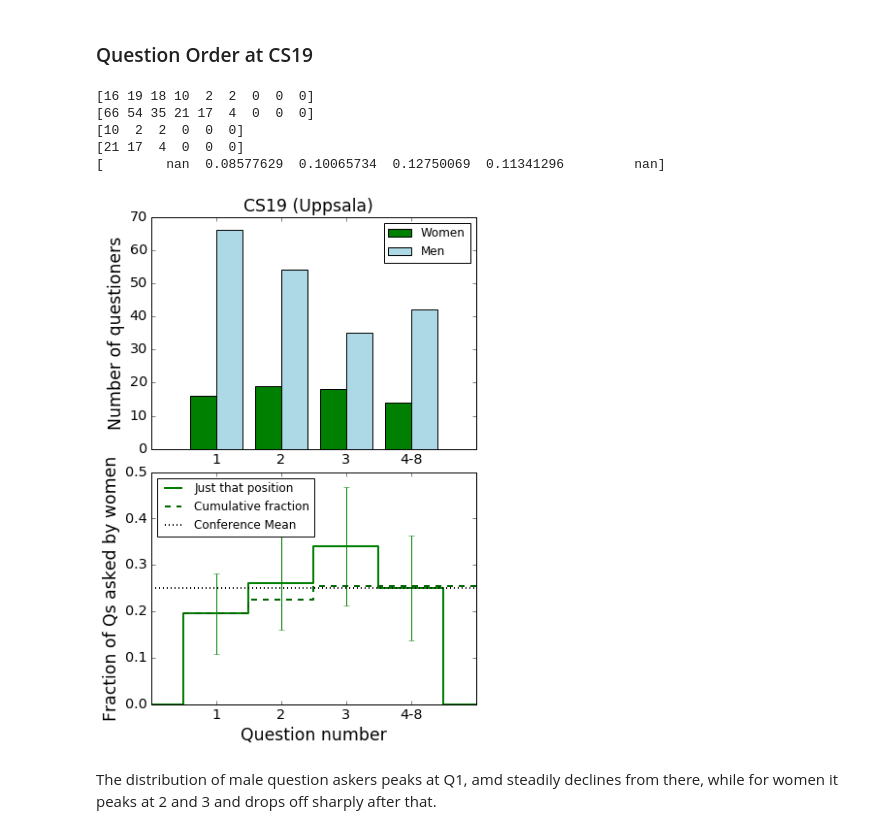
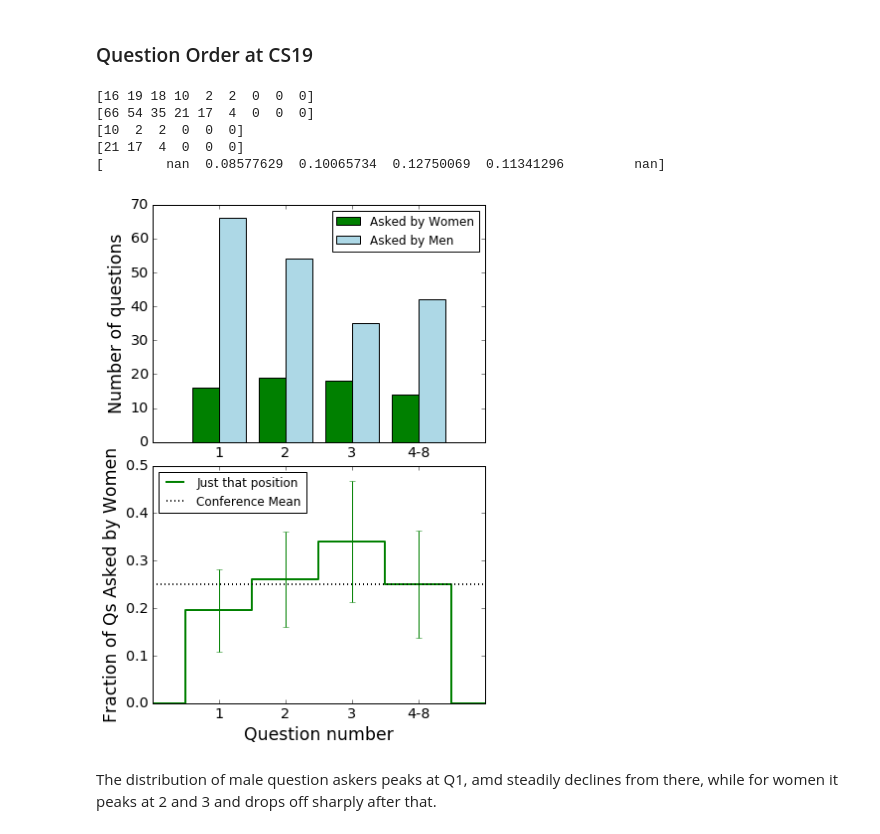
Before and after one commit to jradavenport/Gender-in-Astro, a Jupyter notebook: analysis/coolstars/douglas_coolstars_analysis.ipynb, the cells around one changed output. Drawn from its saved outputs; the diff is of its cells as text; code cells hidden in the pictures.

```diff
--- a/analysis/coolstars/douglas_coolstars_analysis.ipynb
+++ b/analysis/coolstars/douglas_coolstars_analysis.ipynb
@@ -650,9 +676,9 @@ labels = ["Female Chair and Female Speaker",
           "Male Chair and Female Speaker",
           "Male Chair and Male Speaker"]
 plotlabels = np.array(["FC FS","FC MS","MC FS","MC MS"])
-colors = np.array(["Green","LightBlue","Green","LightBlue"])
+colors = np.array(["Plum","Plum","Plum","Plum"])
 triple_panel(sets,labels,cs19_count,plotlabels,colors)
-plt.suptitle("Only Cool Stars 19 (Uppsala)",fontsize="xx-large",y=0.93)
+# plt.suptitle("Only Cool Stars 19 (Uppsala)",fontsize="xx-large",y=0.93)
 
 plt.savefig("chair_gender.eps",bbox_inches="tight")
 # %% [output]
@@ -826,10 +852,10 @@ def plot_order(questions,colors=["Green","LightBlue"],
 
     # Distribution of number of questions asked
     ax = plt.subplot(211)
-    ax.bar(x+0.8,fcount,width=0.4,color=colors[0],align="center",label="Women")
-    ax.bar(x+1.2,mcount,width=0.4,color=colors[1],align="center",label="Men")
+    ax.bar(x+0.8,fcount,width=0.4,color=colors[0],align="center",label="Asked by Women")
+    ax.bar(x+1.2,mcount,width=0.4,color=colors[1],align="center",label="Asked by Men")
 #     ax.set_xlabel("Question number",fontsize="xx-large")
-    ax.set_ylabel("Number of questioners",fontsize="xx-large")
+    ax.set_ylabel("Number of questions",fontsize="xx-large")
     ax.tick_params(labelsize="x-large")
     ax.set_xlim(1,6)
     ax.set_xticklabels(tick_labels)
@@ -850,11 +876,11 @@ def plot_order(questions,colors=["Green","LightBlue"],
     ax = plt.subplot(212)
     ax.step(x,fraction,color=colors[0],where="mid",lw=2,label="Just that position")
     ax.errorbar(x,fraction,fraction_uncertainties,color="g",ecolor="g",lw=0,elinewidth=1)
-    ax.step(x,cumulative_fraction,color="DarkGreen",where="mid",linestyle="--",lw=2,
-           label="Cumulative fraction")
+#     ax.step(x,cumulative_fraction,color="DarkGreen",where="mid",linestyle="--",lw=2,
+#            label="Cumulative fraction")
     ax.axhline(conference_mean,color='k',ls=':',lw=2,label="Conference Mean")
     ax.set_xlabel("Question number",fontsize="xx-large")
-    ax.set_ylabel("Fraction of Qs asked by women",fontsize="xx-large")
+    ax.set_ylabel("Fraction of Qs Asked by Women",fontsize="xx-large")
     ax.tick_params(labelsize="x-large")
     ax.legend(loc="best")
     #ax.set_ylim(0,0.5)
@@ -869,14 +895,14 @@ plt.suptitle?
 # %%
 plot_order(cs19_q,conference_mean=0.25)
-plt.suptitle("CS19 (Uppsala)",fontsize="xx-large",y=0.93)
+# plt.suptitle("CS19 (Uppsala)",fontsize="xx-large",y=0.93)
 plt.savefig("cs19_question_order.eps",bbox_inches="tight")
 # %% [output]
 [16 19 18 10  2  2  0  0  0]
 [66 54 35 21 17  4  0  0  0]
 [10  2  2  0  0  0]
 [21 17  4  0  0  0]
 [        nan  0.08577629  0.10065734  0.12750069  0.11341296         nan]
-[figure, old version]
+[figure, new version]
 # %% [markdown]
 The distribution of male question askers peaks at Q1, amd steadily declines from there, while for women it peaks at 2 and 3 and drops off sharply after that.
 # %% [markdown]
```
Also changed, not shown: parts of 14 cells of this notebook, 1 other file.
